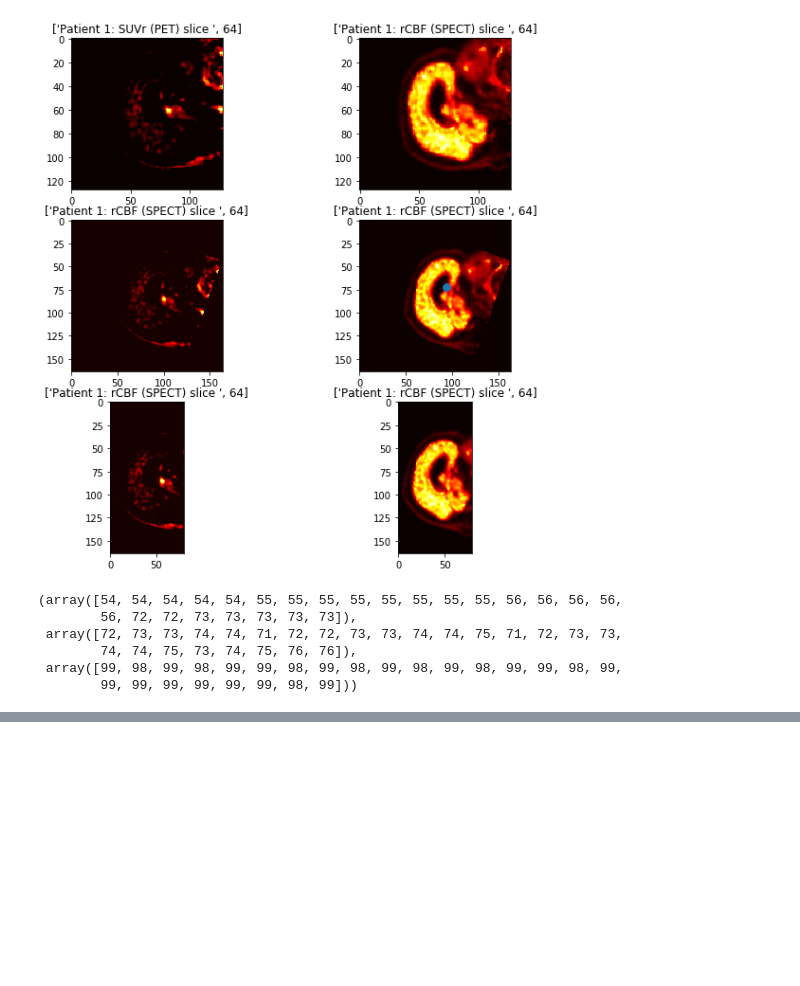
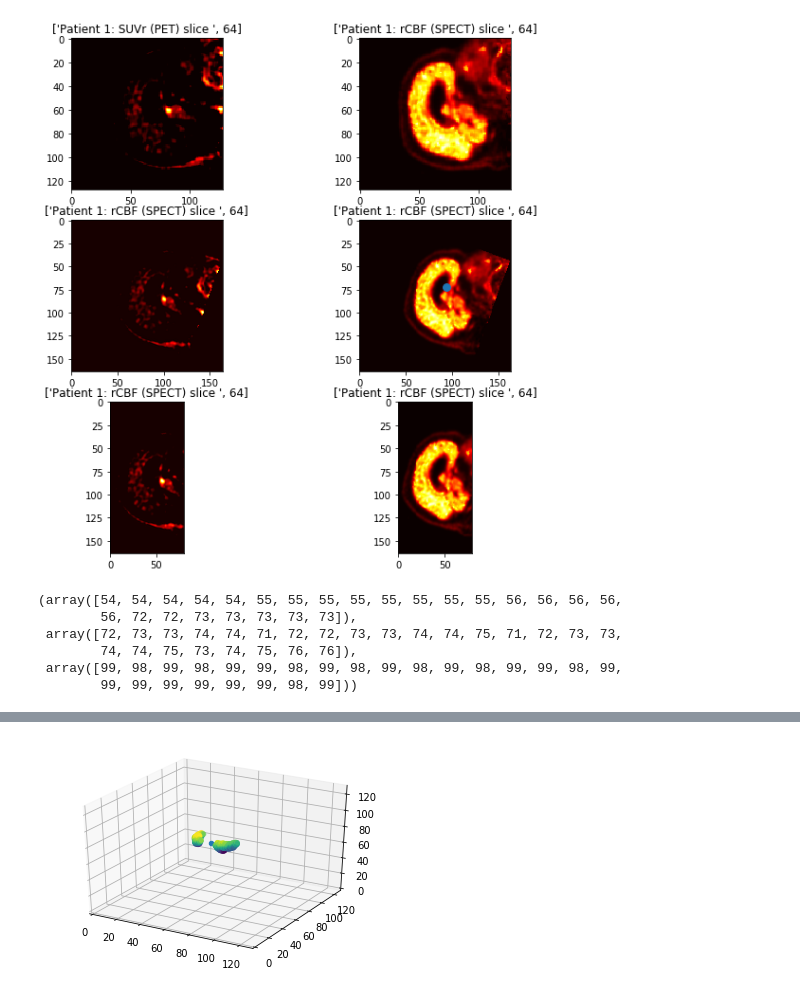
Before and after one commit to NilsErlanson/Project-PD-APD-classifcation, a Jupyter notebook: Dataset.ipynb, the cells around one changed output, grey strips where cells are left out. Cells and saved outputs as stored; diff of their text form; code cells hidden in the pictures; blank space fills up the shorter version.

```diff
--- a/Dataset.ipynb
+++ b/Dataset.ipynb
@@ -477,0 +443,86 @@ hej [[[ 0  1]
+# %%
+import scipy.ndimage
+import matplotlib.pyplot as plt
+%matplotlib inline
+bild=4
+#GET BOTH SAMPLES
+sampleSUV=datasetSUV.__getitem__(bild)
+sampleCBF=datasetCBF.__getitem__(bild)
+print(sampleSUV[0].size())
+print(sampleCBF[0].size())
+
+#Shrink Dim
+imageSUV=np.squeeze(sampleSUV[0])
+imageCBF=np.squeeze(sampleCBF[0])
+
+#Rotate to align brain
+imageSUV_rot=scipy.ndimage.interpolation.rotate(imageSUV,-20,axes=(1,2),reshape=False)
+imageCBF_rot=scipy.ndimage.interpolation.rotate(imageCBF,-20,axes=(1,2),reshape=False)
+print("SUV Rotaded shape",imageSUV_rot.shape)
+print("CBF Rotaded shape",imageCBF_rot.shape)
+
+##Extract positions over threshold
+#if(bild==22 or bild ==20):
+#    pixel_threshold=0.35
+#else:
+pixel_threshold=0.35
+#
+val = np.max(imageSUV_rot[:,:,0:100]) -np.max(imageSUV_rot[:,:,0:100])*pixel_threshold
+postemp = np.where(imageSUV_rot[:,:,0:100] > val )
+x=postemp[0][:]
+y=postemp[1][:]
+z=postemp[2][:]
+#
+##Get middle position of the two balls
+##Locate x-position
+threshold = (np.max(x)+np.min(x))/2
+index= x<= threshold
+xmid=(np.mean(x[index])+np.mean(x[~index]))/2
+ymid=np.mean(y).astype(int)
+zmid=np.mean(z).astype(int)
+#
+##Point between balls
+position=np.array([xmid,ymid,zmid]).astype(int)
+print(position)
+#
+##Cropp according to position of striatum middle point(ignoring cropping in x & y)
+nrPixelsz=30
+z2=50
+SUV_cropped=imageSUV_rot[:,:,position[2]-z2:position[2]+nrPixelsz]
+CBF_cropped=imageCBF_rot[:,:,position[2]-z2:position[2]+nrPixelsz]
+print(SUV_cropped.shape)
+%matplotlib inline
+
+
+from mpl_toolkits.mplot3d import axes3d
+import matplotlib.pyplot as plt
+
+fig = plt.figure()
+ax = plt.axes(projection='3d')
+ax.scatter(x,y,z, c=z, cmap='viridis', linewidth=0.5);
+ax.scatter(position[0],position[1],position[2])
+ax.set_xlim(0, 128)
+ax.set_ylim(0, 128)
+ax.set_zlim(0, 128)
+
+fig, axs = plt.subplots(3, 2, figsize=(10,10))
+sliceNr1=64
+sliceNr2=64
+
+axs[0, 0].imshow(imageSUV[64,:,:],cmap='hot') #SUVr
+axs[0, 0].set_title(['Patient 1: SUVr (PET) slice ', sliceNr1])
+
+axs[0, 1].imshow(imageCBF[64,:,:],cmap='hot') #SUVr
+axs[0, 1].set_title(['Patient 1: rCBF (SPECT) slice ', sliceNr2])
+
+axs[1,1].scatter(position[2],position[1],position[0])
+axs[1, 0].imshow(imageSUV_rot[64,:,:],cmap='hot') #SUVr
+axs[1, 0].set_title(['Patient 1: rCBF (SPECT) slice ', sliceNr2])
+
+axs[1, 1].imshow(imageCBF_rot[64,:,:],cmap='hot') #SUVr
+axs[1, 1].set_title(['Patient 1: rCBF (SPECT) slice ', sliceNr2])
+axs[2, 0].imshow(SUV_cropped[64,:,:],cmap='hot') #SUVr
+axs[2, 0].set_title(['Patient 1: rCBF (SPECT) slice ', sliceNr2])
+axs[2, 1].imshow(CBF_cropped[64,:,:],cmap='hot') #SUVr
+axs[2, 1].set_title(['Patient 1: rCBF (SPECT) slice ', sliceNr2])
+# %% [output]
@@ -477,0 +536 @@ hej [[[ 0  1]
+[figure, added]
```
Also changed, not shown: parts of 5 cells of this notebook.
